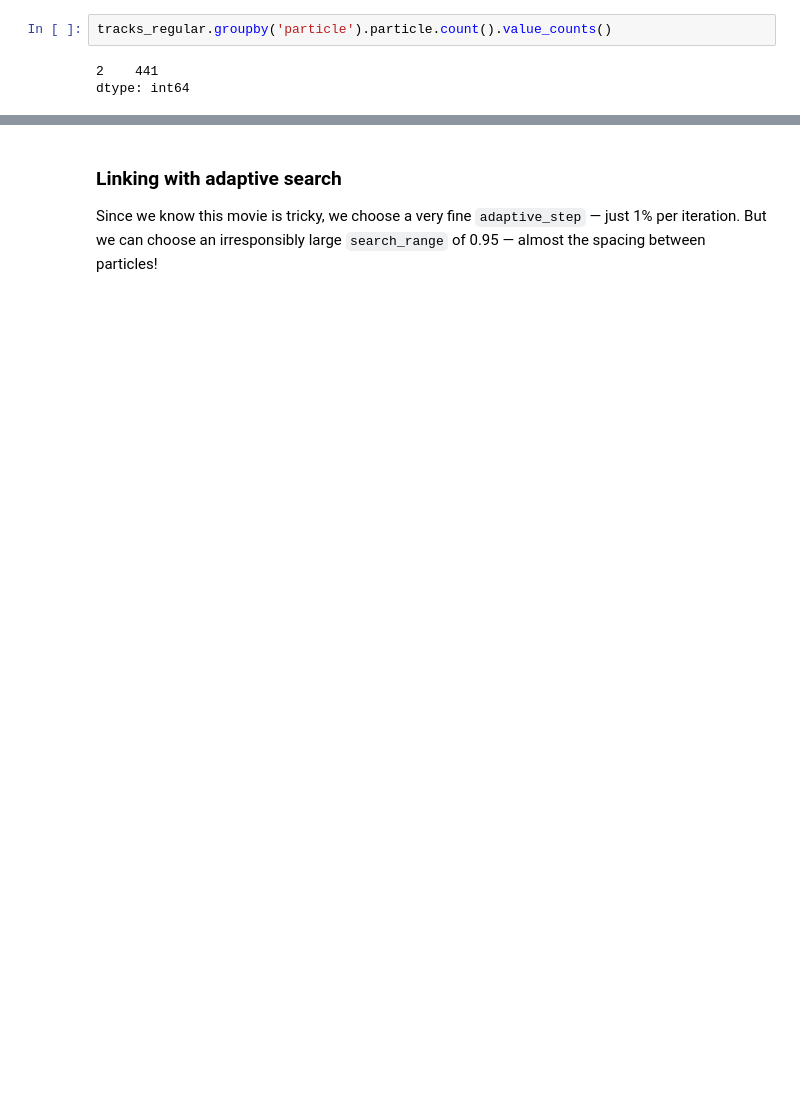
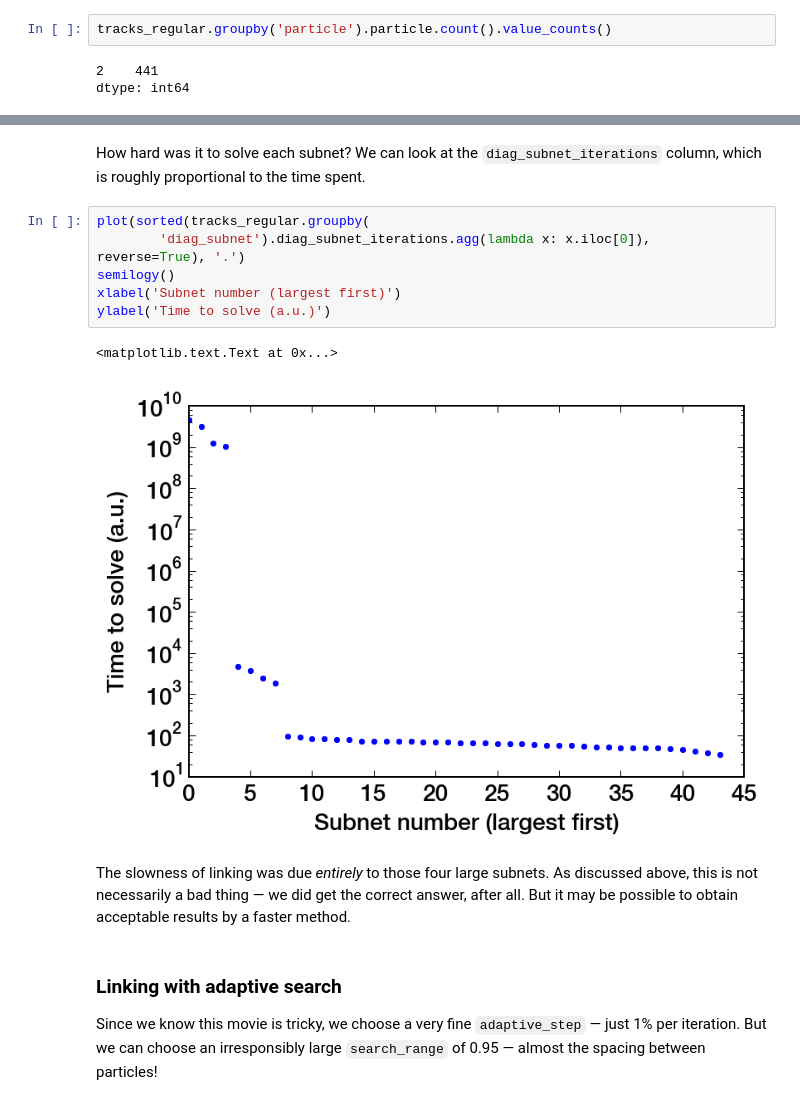
Before and after one commit to soft-matter/trackpy-examples, a Jupyter notebook: notebooks/adaptive-search.ipynb, the cells around one changed output, grey strips where cells are left out. Cells and saved outputs as stored; diff of their text form; blank space fills up the shorter version.

```diff
--- a/notebooks/adaptive-search.ipynb
+++ b/notebooks/adaptive-search.ipynb
@@ -165,3 +193,16 @@ This result indicates that there are 441 tracks that last for 2 frames, and no t
+# %% [markdown]
+How hard was it to solve each subnet? We can look at the `diag_subnet_iterations` column, which is roughly proportional to the time spent.
+# %%
+plot(sorted(tracks_regular.groupby(
+        'diag_subnet').diag_subnet_iterations.agg(lambda x: x.iloc[0]), reverse=True), '.')
+semilogy()
+xlabel('Subnet number (largest first)')
+ylabel('Time to solve (a.u.)')
+# %% [output]
+<matplotlib.text.Text at 0x...>
+[figure, added]
+# %% [markdown]
+The slowness of linking was due *entirely* to those four large subnets. As discussed above, this is not necessarily a bad thing — we did get the correct answer, after all. But it may be possible to obtain acceptable results by a faster method.
 # %% [markdown]
 ### Linking with adaptive search
 
```
Also changed, not shown: parts of 16 cells of this notebook.
